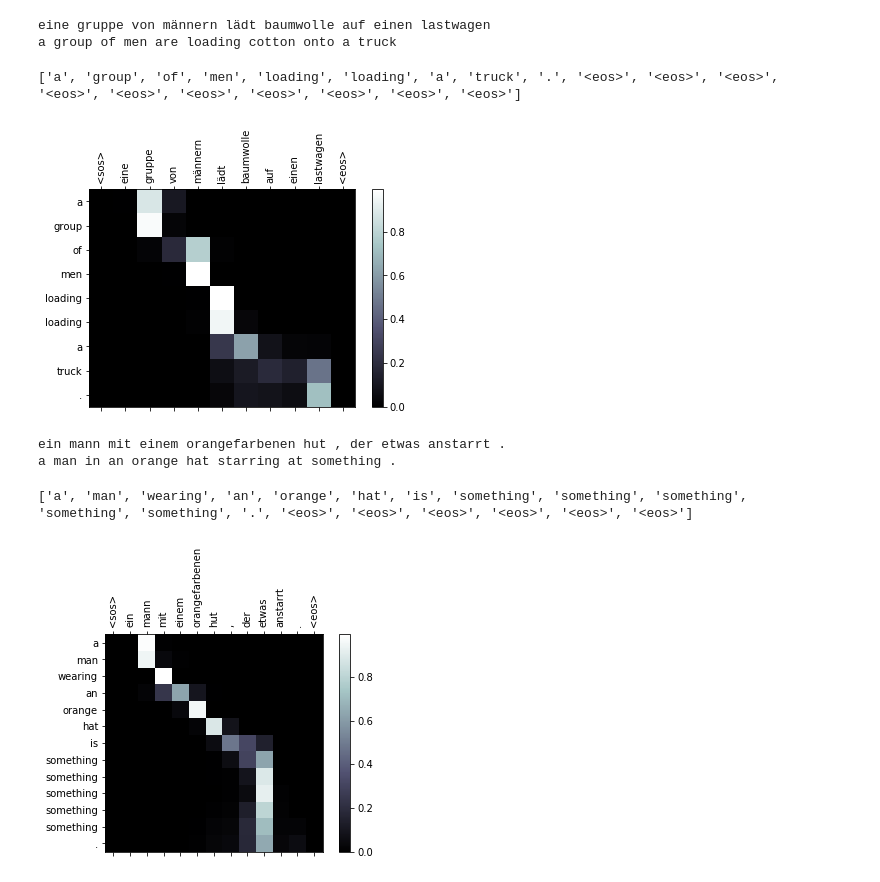
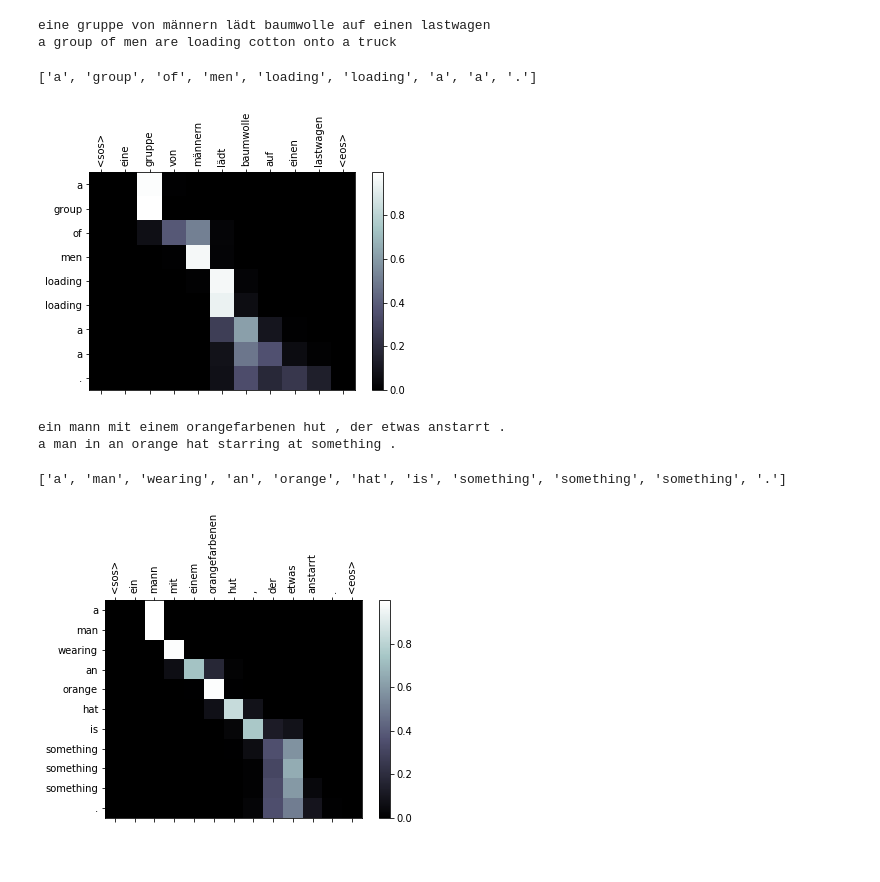
Before and after one commit to bentrevett/pytorch-seq2seq, a Jupyter notebook: 4 - Packed Padded Sequences, Masking and Inference.ipynb, the cells around one changed output. Cells and saved outputs as stored; diff of their text form; code cells hidden in the pictures.

Commit message:
notebook 4: fixed masking, inference now stops at eos token

```diff
--- a/4 - Packed Padded Sequences, Masking and Inference.ipynb
+++ b/4 - Packed Padded Sequences, Masking and Inference.ipynb
@@ -258,18 +254,18 @@ class Decoder(nn.Module):
 - receive attention from decoder and store in tensor and return it
 # %%
 class Seq2Seq(nn.Module):
-    def __init__(self, encoder, decoder, sos_idx, device):
+    def __init__(self, encoder, decoder, pad_idx, sos_idx, eos_idx, device):
         super().__init__()
 
         self.encoder = encoder
         self.decoder = decoder
+        self.pad_idx = pad_idx
         self.sos_idx = sos_idx
+        self.eos_idx = eos_idx
         self.device = device
 
-    def create_mask(self, src_len):
-        max_len = src_len.max()
-        idxs = torch.arange(0,max_len).to(src_len.device)
-        mask = (idxs<src_len.unsqueeze(1)).float()
+    def create_mask(self, src):
+        mask = (src != self.pad_idx).permute(1, 0)
         return mask
 
     def forward(self, src, src_len, trg, teacher_forcing_ratio=0.5):
@@ -281,8 +277,11 @@ class Seq2Seq(nn.Module):
         #e.g. if teacher_forcing_ratio is 0.75 we use teacher forcing 75% of the time
 
         if trg is None:
+            inference = True
             assert teacher_forcing_ratio == 0, "Must be zero during inference"
-            trg = torch.zeros((20, src.shape[1]), dtype=torch.long).fill_(self.sos_idx).to(src.device)
+            trg = torch.zeros((100, src.shape[1]), dtype=torch.long).fill_(self.sos_idx).to(src.device)
+        else:
+            inference = False
 
         batch_size = src.shape[1]
         max_len = trg.shape[0]
@@ -301,7 +300,7 @@ class Seq2Seq(nn.Module):
         #first input to the decoder is the <sos> tokens
         output = trg[0,:]
 
-        mask = self.create_mask(src_len)
+        mask = self.create_mask(src)
 
         #mask = [batch size, src sent len]
 
@@ -312,6 +311,8 @@ class Seq2Seq(nn.Module):
             teacher_force = random.random() < teacher_forcing_ratio
             top1 = output.max(1)[1]
             output = (trg[t] if teacher_force else top1)
+            if inference and output.item() == self.eos_idx:
+                return outputs[:t], attentions[:t]
 
         return outputs, attentions
 # %%
@@ -323,11 +324,18 @@ ENC_HID_DIM = 512
 DEC_HID_DIM = 512
 ENC_DROPOUT = 0.5
 DEC_DROPOUT = 0.5
+PAD_IDX = SRC.vocab.stoi['<pad>']
 SOS_IDX = TRG.vocab.stoi['<sos>']
+EOS_IDX = TRG.vocab.stoi['<eos>']
 
 attn = Attention(ENC_HID_DIM, DEC_HID_DIM)
 enc = Encoder(INPUT_DIM, ENC_EMB_DIM, ENC_HID_DIM, DEC_HID_DIM, ENC_DROPOUT)
 dec = Decoder(OUTPUT_DIM, DEC_EMB_DIM, ENC_HID_DIM, DEC_HID_DIM, DEC_DROPOUT, attn)
 
-model = Seq2Seq(enc, dec, SOS_IDX, device).to(device)
+model = Seq2Seq(enc, dec, PAD_IDX, SOS_IDX, EOS_IDX, device).to(device)
+
+def count_parameters(model):
+    return sum(p.numel() for p in model.parameters() if p.requires_grad)
+
+count_parameters(model)
 # %% [output]
@@ -421,5 +429,6 @@ for epoch in range(N_EPOCHS):
 # %%
-model.load_state_dict(torch.load(MODEL_SAVE_PATH))
+SAVE_DIR = 'models'
+model.load_state_dict(torch.load(os.path.join(SAVE_DIR, 'tut4_model.pt')))
 
 test_loss = evaluate(model, test_iterator, criterion)
 
@@ -442,13 +451,12 @@ def display_attention(candidate, translation, attention):
     # Set up figure with colorbar
     fig = plt.figure()
     ax = fig.add_subplot(111)
-    translation = translation[:translation.index('<eos>')] #cut translation after first <eos> token
     attention = attention[:len(translation)].squeeze(1).cpu().detach().numpy() #cut attention to same length as translation
     cax = ax.matshow(attention, cmap='bone')
     fig.colorbar(cax)
 
     # Set up axes
-    ax.set_xticklabels([''] + ['<sos>'] + [t.lower for t in tokenize_de(candidate)] + ['<eos>'], rotation=90)
+    ax.set_xticklabels([''] + ['<sos>'] + [t.lower() for t in tokenize_de(candidate)] + ['<eos>'], rotation=90)
     ax.set_yticklabels([''] + translation)
 
     # Show label at every tick
@@ -489,10 +497,10 @@ translation, attention = translate_sentence(candidate)
 
 print(translation)
 
-display_attention(candidate, translation[:translation.index('<eos>')], attention)
+display_attention(candidate, translation, attention)
 # %% [output]
-['a', 'group', 'of', 'men', 'loading', 'loading', 'a', 'truck', '.', '<eos>', '<eos>', '<eos>', '<eos>', '<eos>', '<eos>', '<eos>', '<eos>', '<eos>', '<eos>']
+['a', 'group', 'of', 'men', 'loading', 'loading', 'a', 'a', '.']
-[figure, old version]
+[figure, new version]
 # %%
 candidate = ' '.join(vars(test_data.examples[0])['src'])
 candidate_translation = ' '.join(vars(test_data.examples[0])['trg'])
@@ -505,9 +513,9 @@ a man in an orange hat starring at something .
 # %%
 translation, attention = translate_sentence(candidate)
 
 print(translation)
 
-display_attention(candidate, translation[:translation.index('<eos>')], attention)
+display_attention(candidate, translation, attention)
 # %% [output]
-['a', 'man', 'wearing', 'an', 'orange', 'hat', 'is', 'something', 'something', 'something', 'something', 'something', '.', '<eos>', '<eos>', '<eos>', '<eos>', '<eos>', '<eos>']
+['a', 'man', 'wearing', 'an', 'orange', 'hat', 'is', 'something', 'something', 'something', '.']
-[figure, old version]
+[figure, new version]
```
Also changed, not shown: parts of 6 cells of this notebook.
